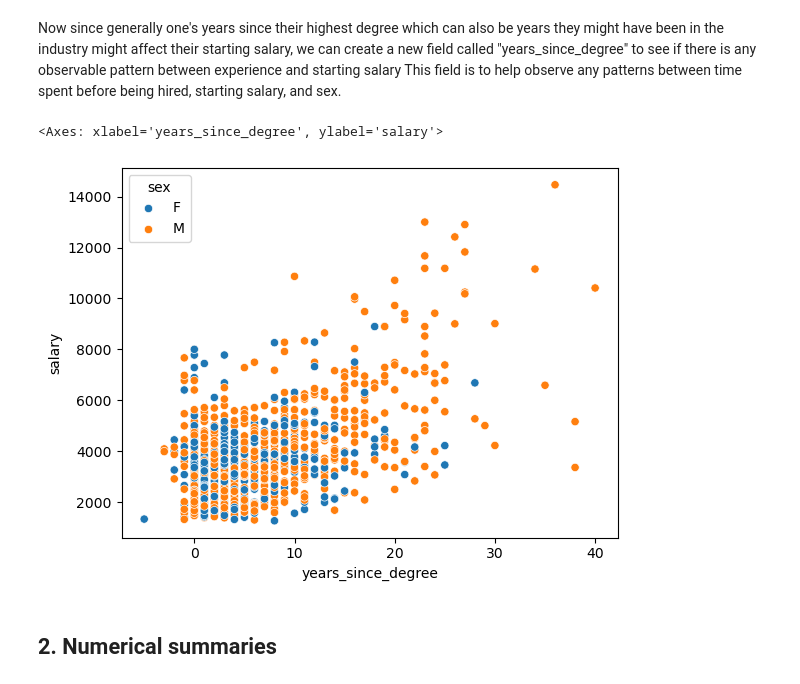
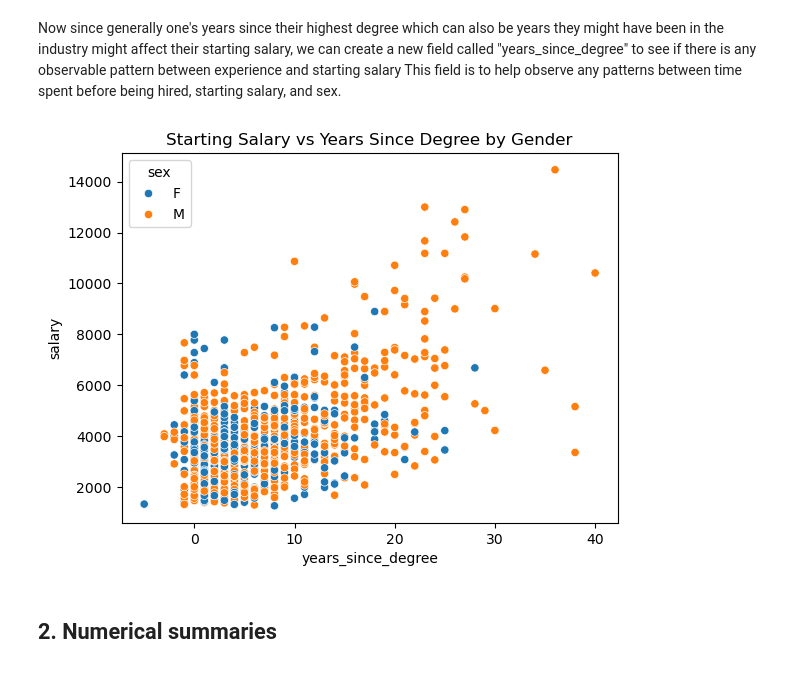
Before and after one commit to Jaiycex/Data557_Project_StoryTeam, a Jupyter notebook: Q1- Python NB.ipynb, the cells around one changed output. Saved outputs shown, nothing was run; the diff lists cells and outputs as text; code cells hidden in the pictures.

```diff
--- a/Q1- Python NB.ipynb
+++ b/Q1- Python NB.ipynb
@@ -53,10 +53,11 @@ This field is to help observe any patterns between time spent before being hired
 # %%
 
 starting_salaries["years_since_degree"] = starting_salaries["startyr"] - starting_salaries["yrdeg"]
 sns.scatterplot(data = starting_salaries, x = "years_since_degree", y = "salary", hue = "sex")
+plt.title("Starting Salary vs Years Since Degree by Gender")  # <-- set title here
+plt.show()
 # %% [output]
-<Axes: xlabel='years_since_degree', ylabel='salary'>
-[figure, old version]
+[figure, new version]
 # %% [markdown]
 ## 2. Numerical summaries
 # %%
```
Also changed, not shown: parts of 6 cells of this notebook.
